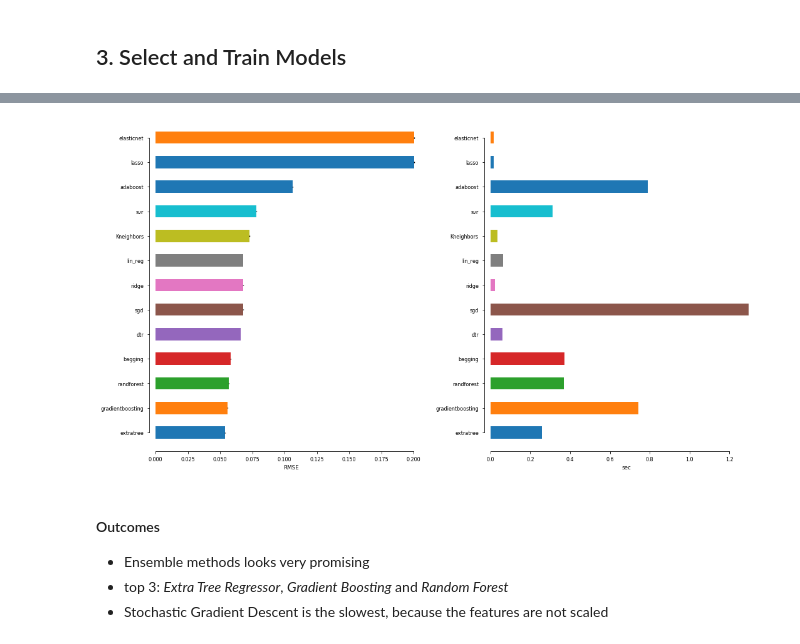
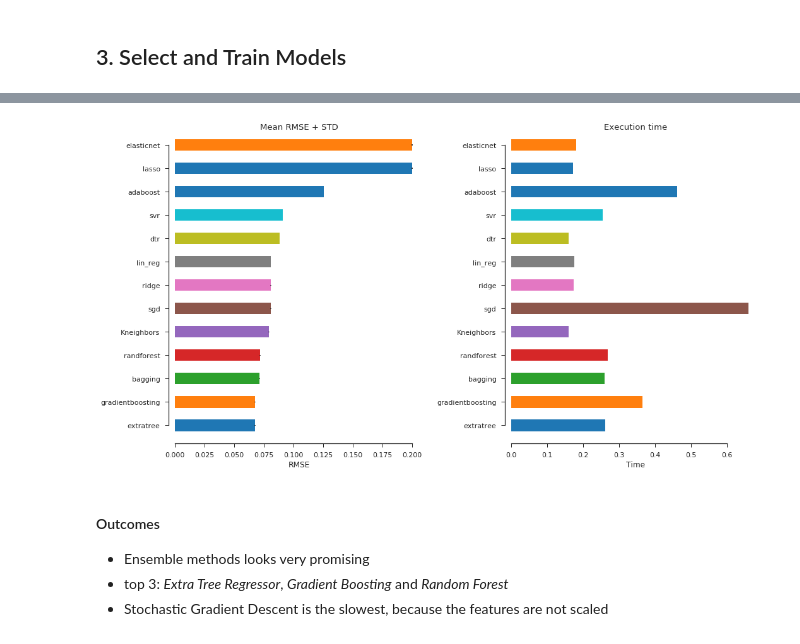
Before and after one commit to romainmartinez/mvc, a Jupyter notebook: 3_predict.ipynb, the cells around one changed output, grey strips where cells are left out. Saved outputs shown, nothing was run; the diff lists cells and outputs as text; code cells hidden in the pictures.

```diff
--- a/3_predict.ipynb
+++ b/3_predict.ipynb
@@ -14,6 +16,7 @@
 # %%
 # Common imports
 import pandas as pd
+pd.set_option('display.float_format', '{:.5f}'.format)
 import numpy as np
 import os
 import time
@@ -27,7 +30,8 @@ import seaborn as sns
 plt.rcParams['axes.labelsize'] = 14
 plt.rcParams['xtick.labelsize'] = 12
 plt.rcParams['ytick.labelsize'] = 12
-sns.set_context("paper")
+sns.set_context("notebook", font_scale=1.1)
+sns.set_style("ticks")
 
 # to make this notebook's output stable across runs
 RANDOM_SEED = 42
@@ -171,15 +165,9 @@ metrics.sort_values(by='mean', inplace=True)
-# %%
-fig, (ax1, ax2) = plt.subplots(ncols=2, figsize=(15, 8))
-metrics['mean'].plot(kind='barh', ax=ax1, yerr=metrics['std'])
-ax1.set_xlabel('RMSE')
-metrics['time'].plot(kind='barh', ax=ax2)
-ax2.set_xlabel('sec')
-
-sns.despine(offset=10, trim=True)
-fig.tight_layout()
-plt.show()
-# %% [output]
-[figure, removed]
+# %%
+model_test = TestandPlot(models)
+model_test.test(X_train, np.ravel(y_train), display=False)
+model_test.plot()
+# %% [output]
+[figure, added]
 # %% [markdown]
 #### Outcomes
 - Ensemble methods looks very promising
```
Also changed, not shown: parts of 22 cells of this notebook, 2 other files.
